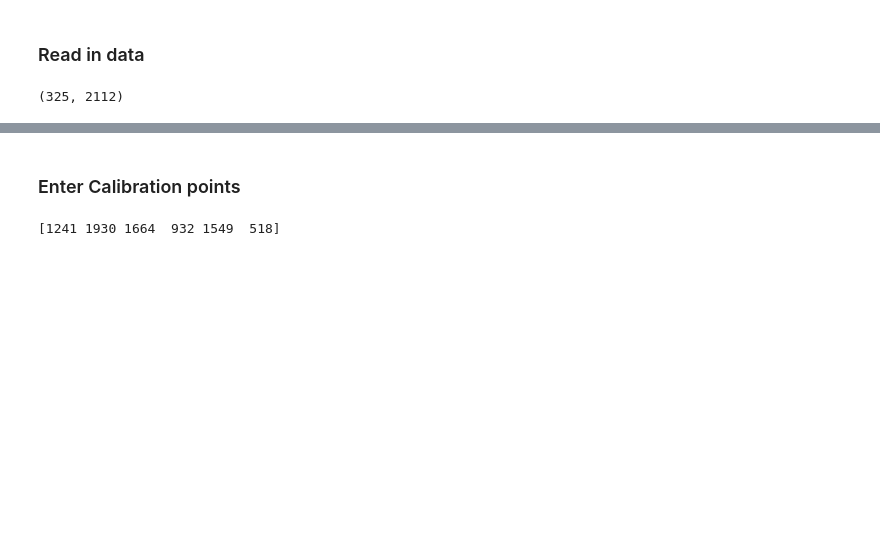
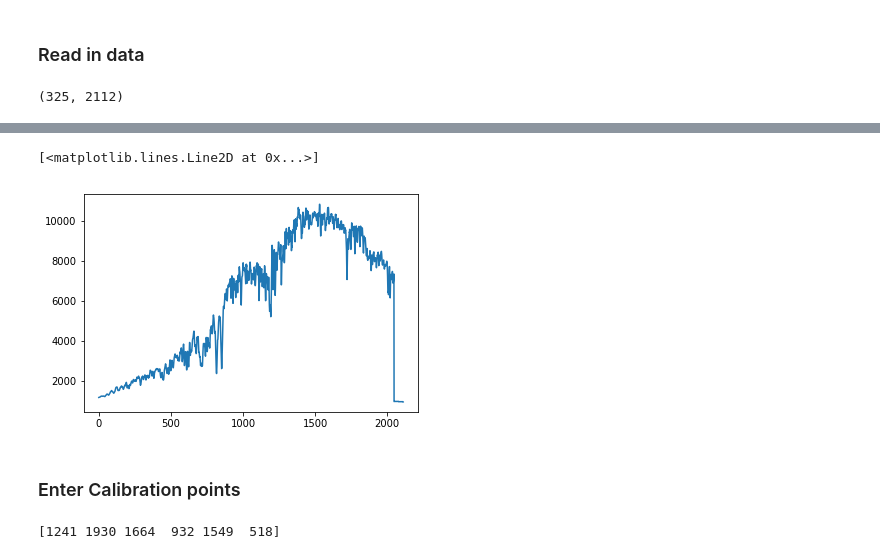
Before and after one commit to rqguan/Class-Code, a Jupyter notebook: SpecCali-excercise.ipynb, the cells around one changed output, grey strips where cells are left out. Drawn from its saved outputs; the diff is of its cells as text; code cells hidden in the pictures; blank space fills up the shorter version.

```diff
--- a/SpecCali-excercise.ipynb
+++ b/SpecCali-excercise.ipynb
@@ -41,3 +44,8 @@ list1.sort()
+# %%
+plt.plot(solar1D)
+# %% [output]
+[<matplotlib.lines.Line2D at 0x...>]
+[figure, added]
 # %% [markdown]
 ### Enter Calibration points
 # %%
```
Also changed, not shown: parts of 7 cells of this notebook.
